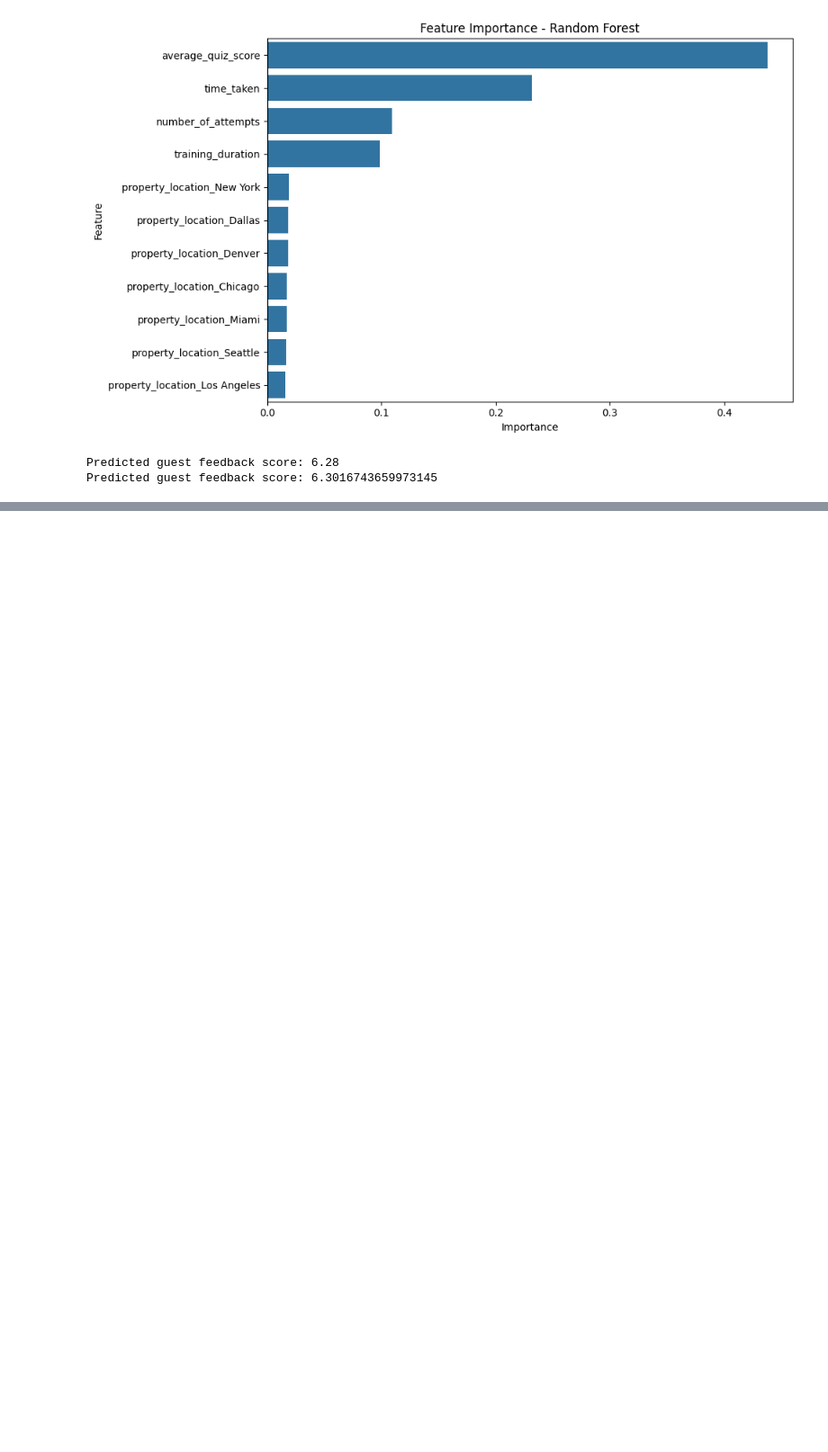
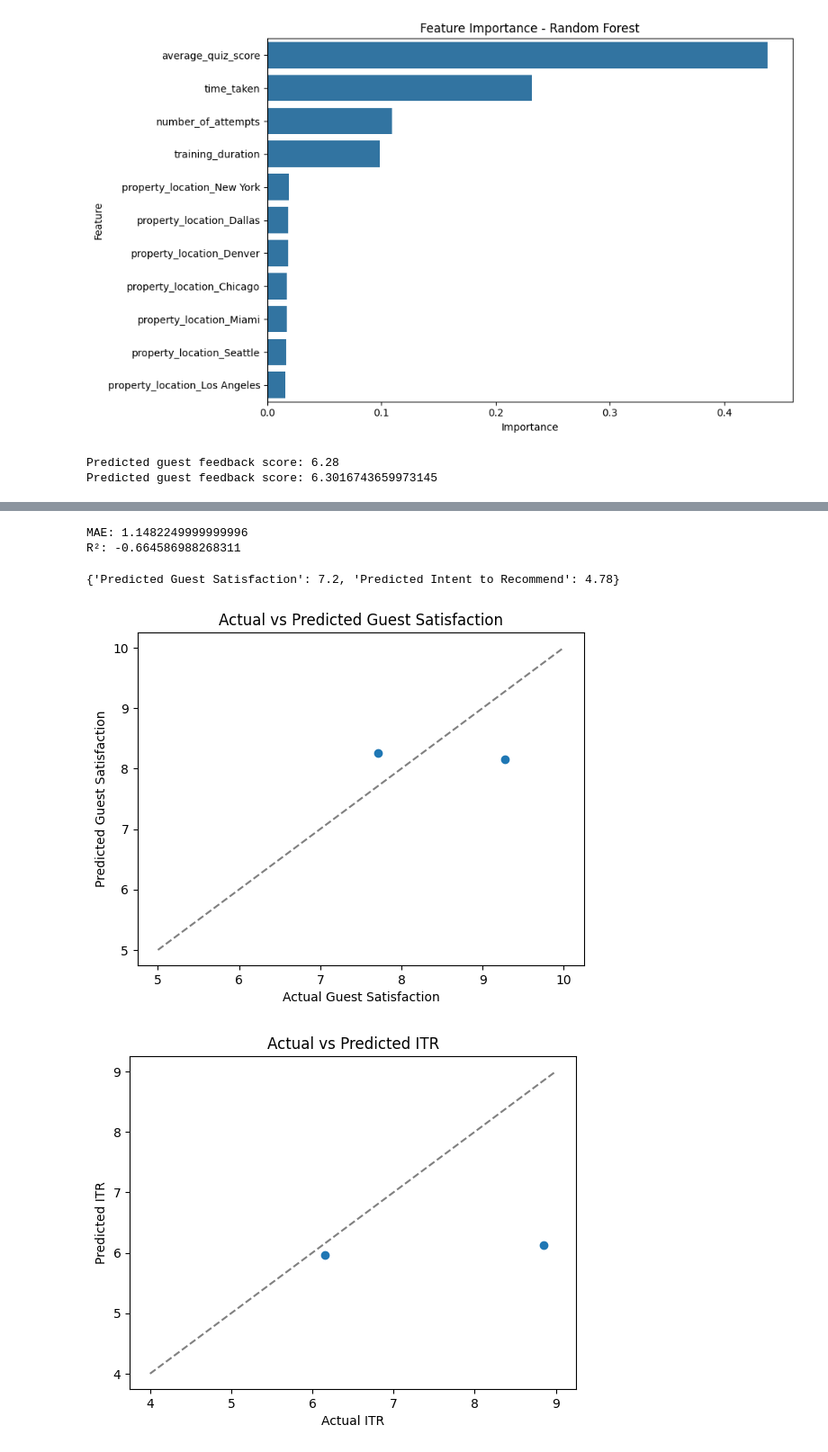
Before and after one commit to jkash25/business-challenge, a Jupyter notebook: training/training.ipynb, the cells around one changed output, grey strips where cells are left out. Shown: that part at 90% size. Saved outputs shown, nothing was run; the diff lists cells and outputs as text; code cells hidden in the pictures; blank space fills up the shorter version.

Commit message:
add new data spreadsheet and train neural net

```diff
--- a/training/training.ipynb
+++ b/training/training.ipynb
@@ -170,0 +211,41 @@ print(rf_model.d)
+# %%
+import pandas as pd
+from sklearn.ensemble import RandomForestRegressor
+from sklearn.model_selection import train_test_split
+from sklearn.metrics import mean_absolute_error, r2_score
+
+# Load your dataset
+df = pd.read_excel("simulated_training_data.xlsx")
+
+# Drop non-numeric and excluded columns
+excluded_columns = [
+    "userId", "hotelId", "guestSatisfactionScore", "intentToRecommend",
+    "locationType", "learningStyle", "shiftType",
+    "guestInteraction", "techComfort", "certifications", "role",
+    "brand", "location"
+]
+numeric_features = df.drop(columns=excluded_columns).columns.tolist()
+
+# Group by hotel and take means
+aggregated_df = df.groupby("hotelId")[numeric_features].mean().reset_index()
+
+# Add target values (consistent per hotel)
+targets = df.groupby("hotelId")[["guestSatisfactionScore", "intentToRecommend"]].first().reset_index()
+aggregated_df = aggregated_df.merge(targets, on="hotelId")
+
+# Train/test split
+X = aggregated_df[numeric_features]
+y = aggregated_df[["guestSatisfactionScore", "intentToRecommend"]]
+X_train, X_test, y_train, y_test = train_test_split(X, y, random_state=42, test_size=0.2)
+
+# Train model
+model = RandomForestRegressor(n_estimators=100, random_state=42)
+model.fit(X_train, y_train)
+
+# Evaluate
+y_pred = model.predict(X_test)
+print("MAE:", mean_absolute_error(y_test, y_pred))
+print("R²:", r2_score(y_test, y_pred))
+# %% [output]
+MAE: 1.1482249999999996
+R²: -0.664586988268311
@@ -170,0 +281,33 @@ print(rf_model.d)
+# %%
+# Suppose `df` is your full dataset and `model` is already trained
+hotel_employees = df[df["hotelId"] == "hotel-001"]
+feature_cols = ["experience", "quizScore", "timeOnTopicPage", "timeOnQuizPage"]
+
+# Predict outcomes
+prediction = predict_hotel_outcomes(hotel_employees, model, feature_cols)
+print(prediction)
+# %% [output]
+{'Predicted Guest Satisfaction': 7.2, 'Predicted Intent to Recommend': 4.78}
+# %%
+import matplotlib.pyplot as plt
+
+y_pred = model.predict(X_test)
+
+# Guest Satisfaction
+plt.scatter(y_test["guestSatisfactionScore"], y_pred[:, 0])
+plt.xlabel("Actual Guest Satisfaction")
+plt.ylabel("Predicted Guest Satisfaction")
+plt.title("Actual vs Predicted Guest Satisfaction")
+plt.plot([5, 10], [5, 10], '--', color='gray')  # identity line
+plt.show()
+
+# ITR
+plt.scatter(y_test["intentToRecommend"], y_pred[:, 1])
+plt.xlabel("Actual ITR")
+plt.ylabel("Predicted ITR")
+plt.title("Actual vs Predicted ITR")
+plt.plot([4, 9], [4, 9], '--', color='gray')  # identity line
+plt.show()
+# %% [output]
+[figure, added]
+[figure, added]
```
Also changed, not shown: parts of 13 cells of this notebook.
